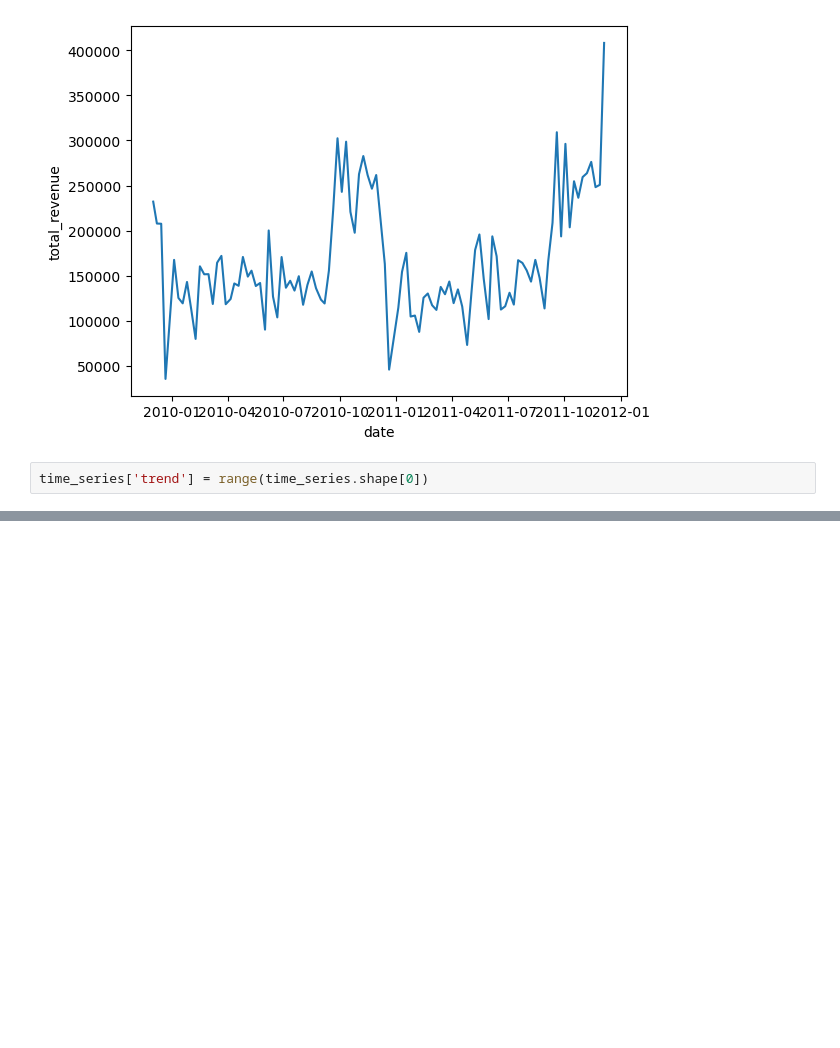
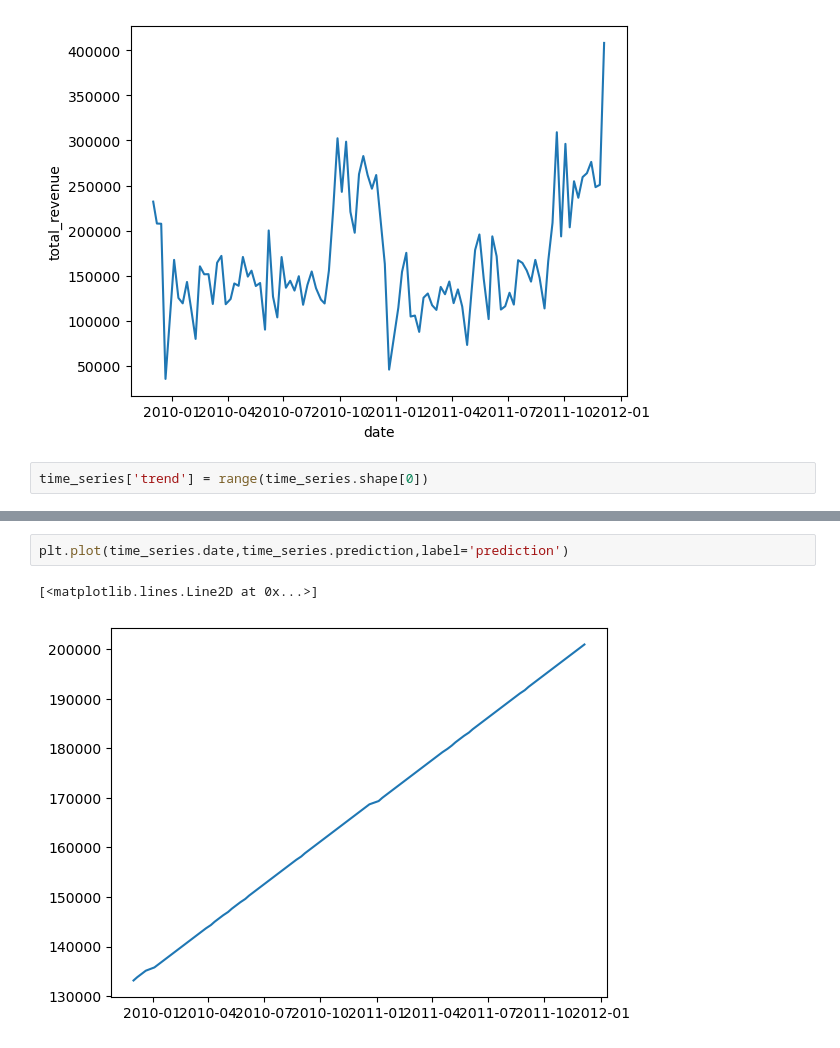
Before and after one commit to eatfro/supplychain, a Jupyter notebook: supply.ipynb, the cells around one changed output, grey strips where cells are left out. Drawn from its saved outputs; the diff is of its cells as text; blank space fills up the shorter version.

```diff
--- a/supply.ipynb
+++ b/supply.ipynb
@@ -92,0 +124,5 @@ KeyError: 'month'
+# %%
+plt.plot(time_series.date,time_series.prediction,label='prediction')
+# %% [output]
+[<matplotlib.lines.Line2D at 0x...>]
+[figure, added]
```
Also changed, not shown: parts of 16 cells of this notebook, 4 other files.
